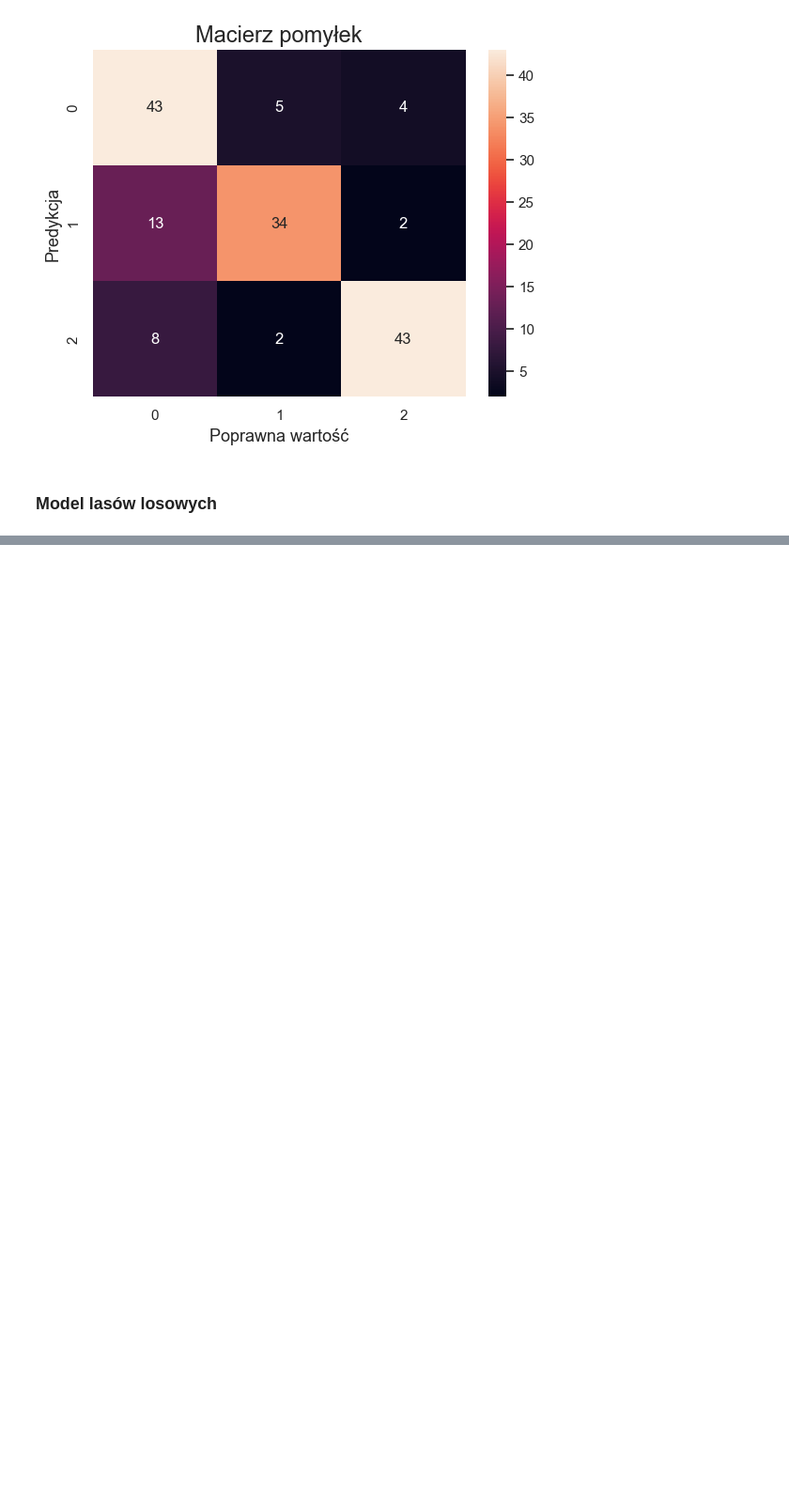
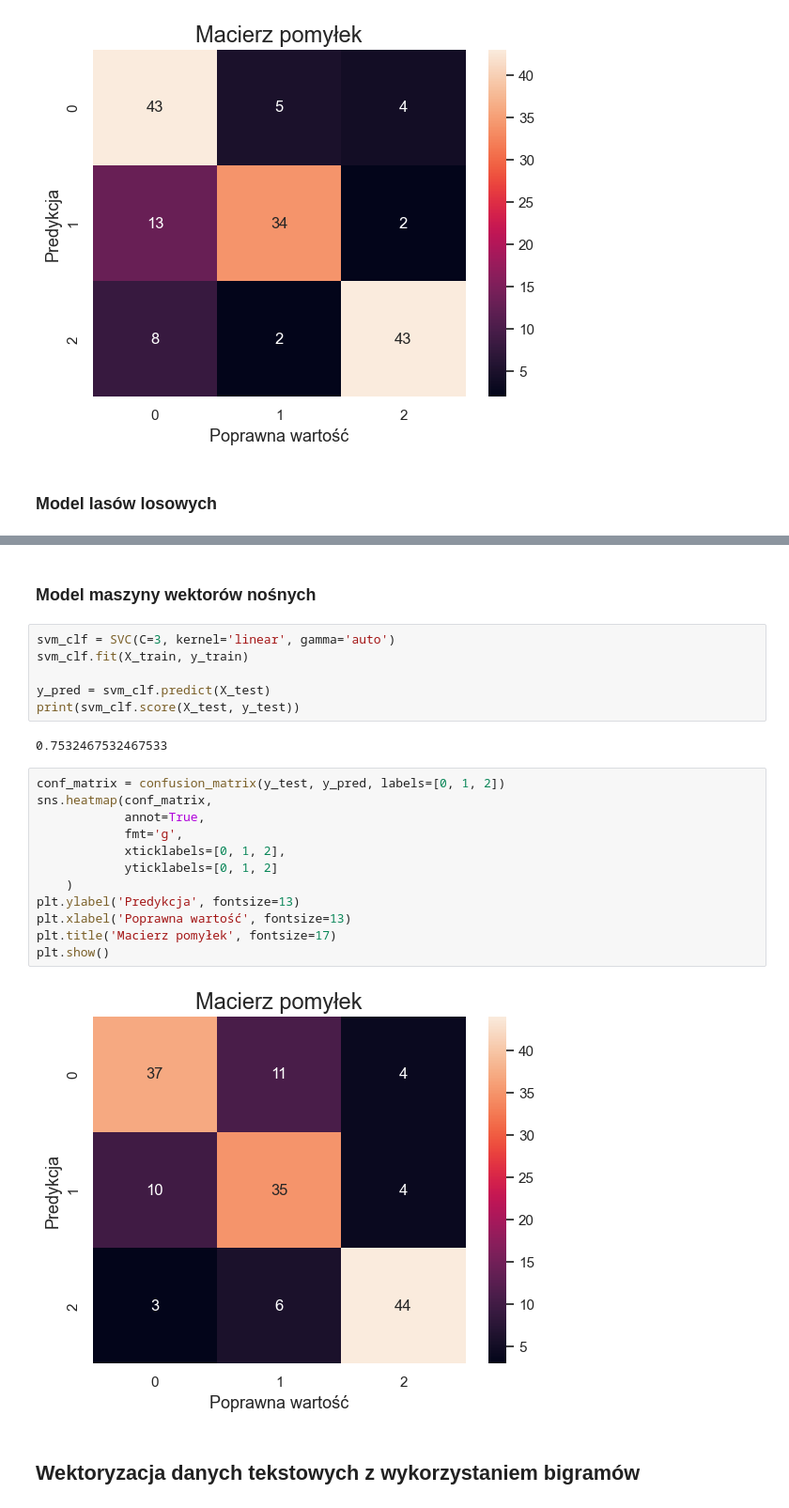
Before and after one commit to PeWeX47/NLP-Klasyfikator-Umeblowania, a Jupyter notebook: model_training.ipynb, the cells around one changed output, grey strips where cells are left out. Shown at 94% size. Cells and saved outputs as stored; diff of their text form; blank space fills up the shorter version.

```diff
--- a/model_training.ipynb
+++ b/model_training.ipynb
@@ -201,0 +239,26 @@ plt.show()
+# %% [markdown]
+### Model maszyny wektorów nośnych
+# %%
+svm_clf = SVC(C=3, kernel='linear', gamma='auto')
+svm_clf.fit(X_train, y_train)
+
+y_pred = svm_clf.predict(X_test)
+print(svm_clf.score(X_test, y_test))
+# %% [output]
+0.7532467532467533
+# %%
+conf_matrix = confusion_matrix(y_test, y_pred, labels=[0, 1, 2])
+sns.heatmap(conf_matrix,
+            annot=True,
+            fmt='g',
+            xticklabels=[0, 1, 2],
+            yticklabels=[0, 1, 2]
+    )
+plt.ylabel('Predykcja', fontsize=13)
+plt.xlabel('Poprawna wartość', fontsize=13)
+plt.title('Macierz pomyłek', fontsize=17)
+plt.show()
+# %% [output]
+[figure, added]
+# %% [markdown]
+## Wektoryzacja danych tekstowych z wykorzystaniem bigramów
```
Also changed, not shown: parts of 18 cells of this notebook.
